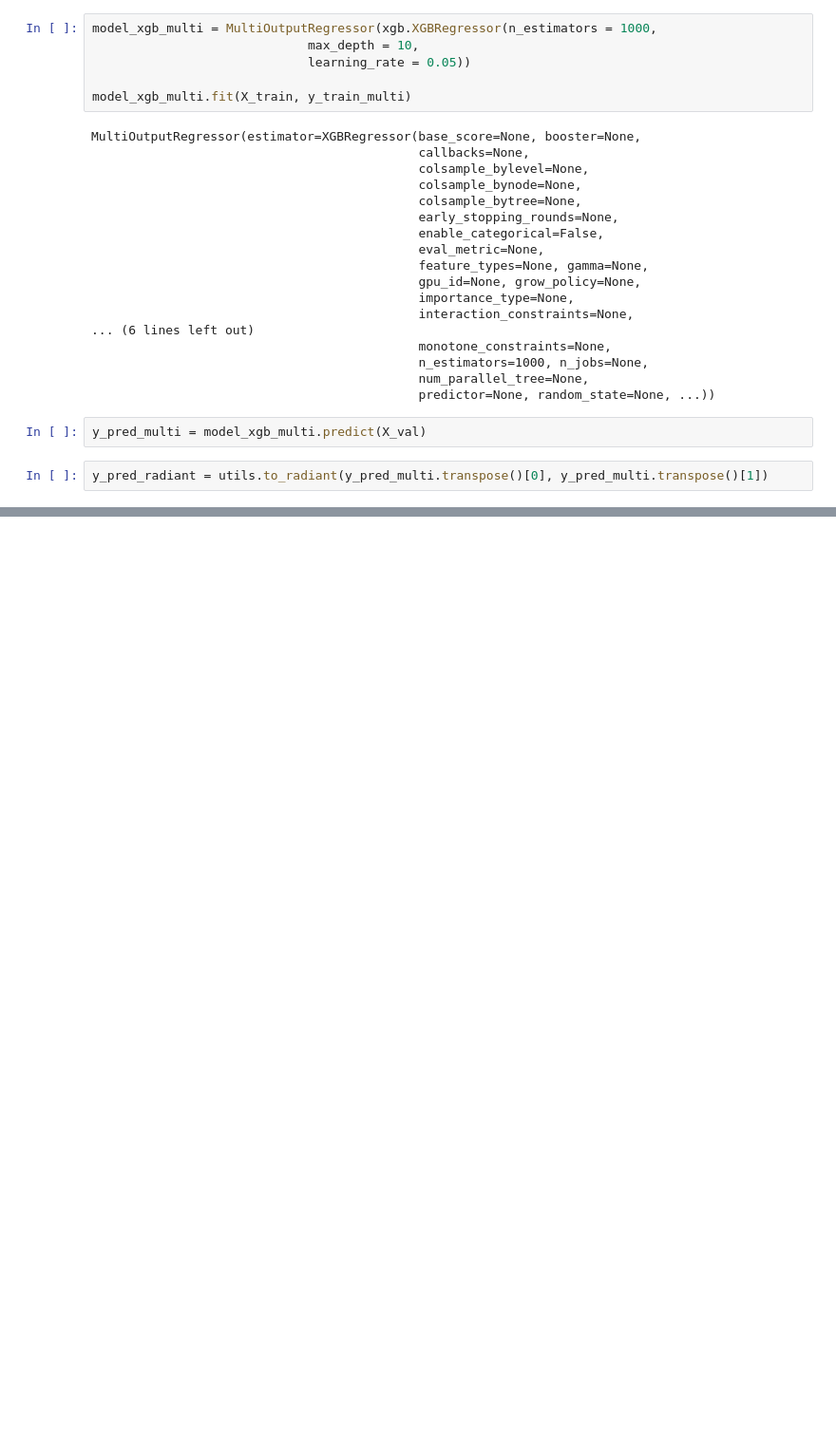
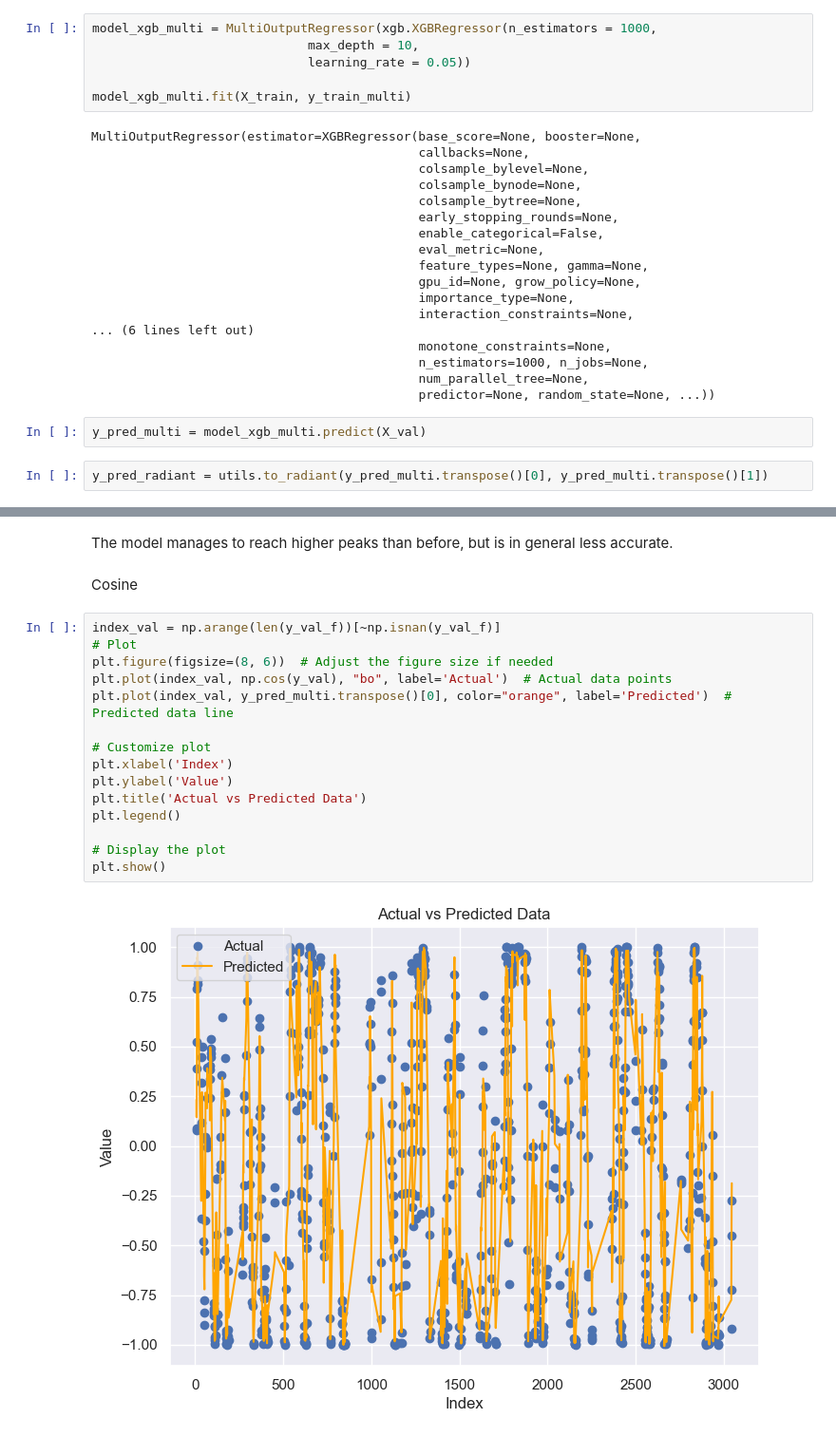
Before and after one commit to Zoroa1885/Head_direction_forcasting, a Jupyter notebook: analysis.ipynb, the cells around one changed output, grey strips where cells are left out. Shown at 95% size. Drawn from its saved outputs; the diff is of its cells as text; blank space fills up the shorter version.

```diff
--- a/analysis.ipynb
+++ b/analysis.ipynb
@@ -506,0 +509,21 @@ plt.show()
+# %% [markdown]
+The model manages to reach higher peaks than before, but is in general less accurate.
+# %% [markdown]
+Cosine
+# %%
+index_val = np.arange(len(y_val_f))[~np.isnan(y_val_f)]
+# Plot
+plt.figure(figsize=(8, 6))  # Adjust the figure size if needed
+plt.plot(index_val, np.cos(y_val), "bo", label='Actual')  # Actual data points
+plt.plot(index_val, y_pred_multi.transpose()[0], color="orange", label='Predicted')  # Predicted data line
+
+# Customize plot
+plt.xlabel('Index')
+plt.ylabel('Value')
+plt.title('Actual vs Predicted Data')
+plt.legend()
+
+# Display the plot
+plt.show()
+# %% [output]
+[figure, added]
```
Also changed, not shown: parts of 5 cells of this notebook, 1 other file.
